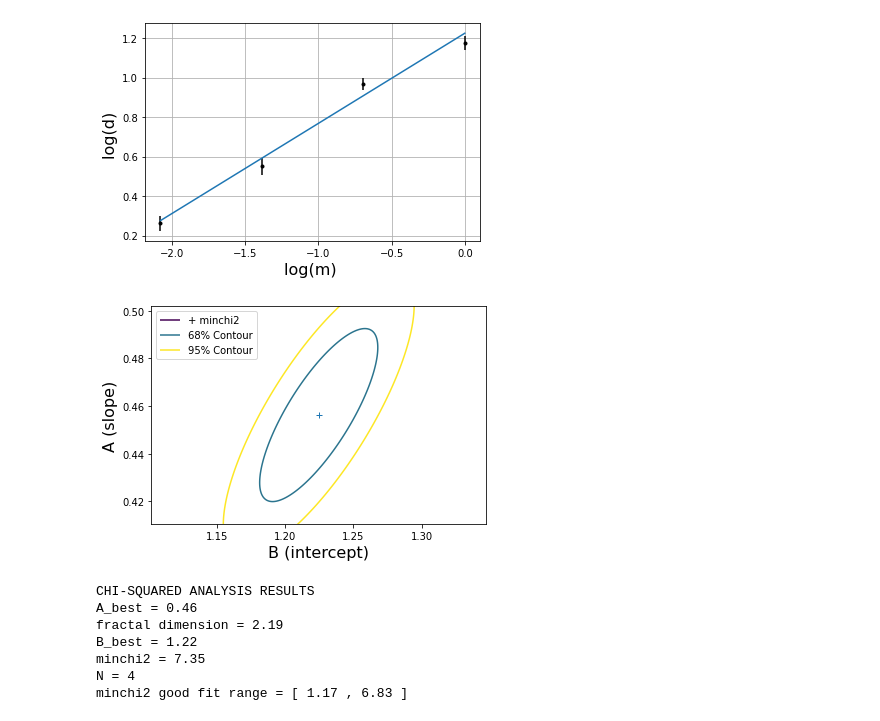
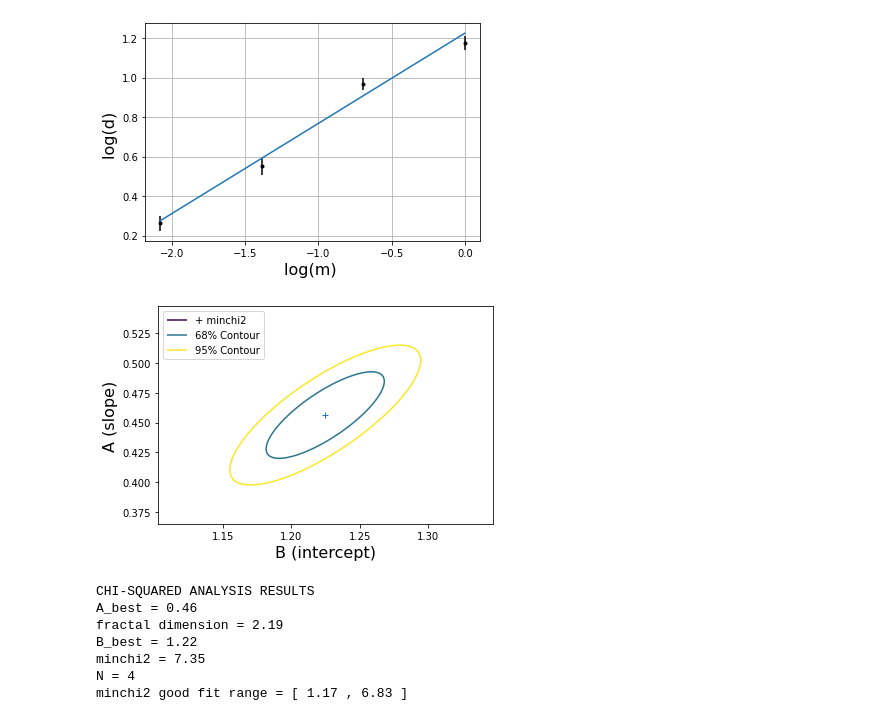
Before and after one commit to VyomSachan/scripts, a Jupyter notebook: fractals.ipynb, the cells around one changed output. Saved outputs shown, nothing was run; the diff lists cells and outputs as text; code cells hidden in the pictures.

```diff
--- a/fractals.ipynb
+++ b/fractals.ipynb
@@ -87,38 +87,38 @@ plt.plot(x,Abest*x+Bbest)
 plt.figure()
 levels=[minchi2,minchi2+2.3,minchi2+6]
 Z=plt.contour(B,A,chi2,levels)
-plt.ylim(Abest-0.1*Abest,Abest+0.1*Abest)
+plt.ylim(Abest-0.2*Abest,Abest+0.2*Abest)
 plt.xlim(Bbest-0.1*Bbest,Bbest+0.1*Bbest)
 plt.plot(Bbest,Abest,'+')
 plt.ylabel('A (slope)',fontsize=16)
 plt.xlabel('B (intercept)',fontsize=16)
 
 # add legend
 artists, labels = Z.legend_elements()
 plt.legend(handles=artists, labels=["+ minchi2","68% Contour","95% Contour"], loc='upper left')
 plt.show()
 
 # display main results
 print("CHI-SQUARED ANALYSIS RESULTS")
 Abest_float = "{:.2f}".format(Abest)
 fd = "{:.2f}".format(1/Abest)
 print("A_best =",Abest_float)
 print("fractal dimension =",fd)
 Bbest_float = "{:.2f}".format(Bbest)
 print("B_best =",Bbest_float)
 minchi2_float = "{:.2f}".format(minchi2)
 print("minchi2 =",minchi2_float)
 print("N =", N)
 N_min_float = "{:.2f}".format(N-sqrt(2*N))
 N_max_float = "{:.2f}".format(N+sqrt(2*N))
 print("minchi2 good fit range = [",N_min_float, ",",N_max_float,"]")
 # contour68 = "{:.2f}".format(levels[1])
 # print("chi2 for 68% Contour =", contour68)
 # contour95 = "{:.2f}".format(levels[2])
 # print("chi2 for 95% Contour =", contour95)
 # %% [output]
 [figure]
-[figure, old version]
+[figure, new version]
 CHI-SQUARED ANALYSIS RESULTS
 A_best = 0.46
 fractal dimension = 2.19
```
